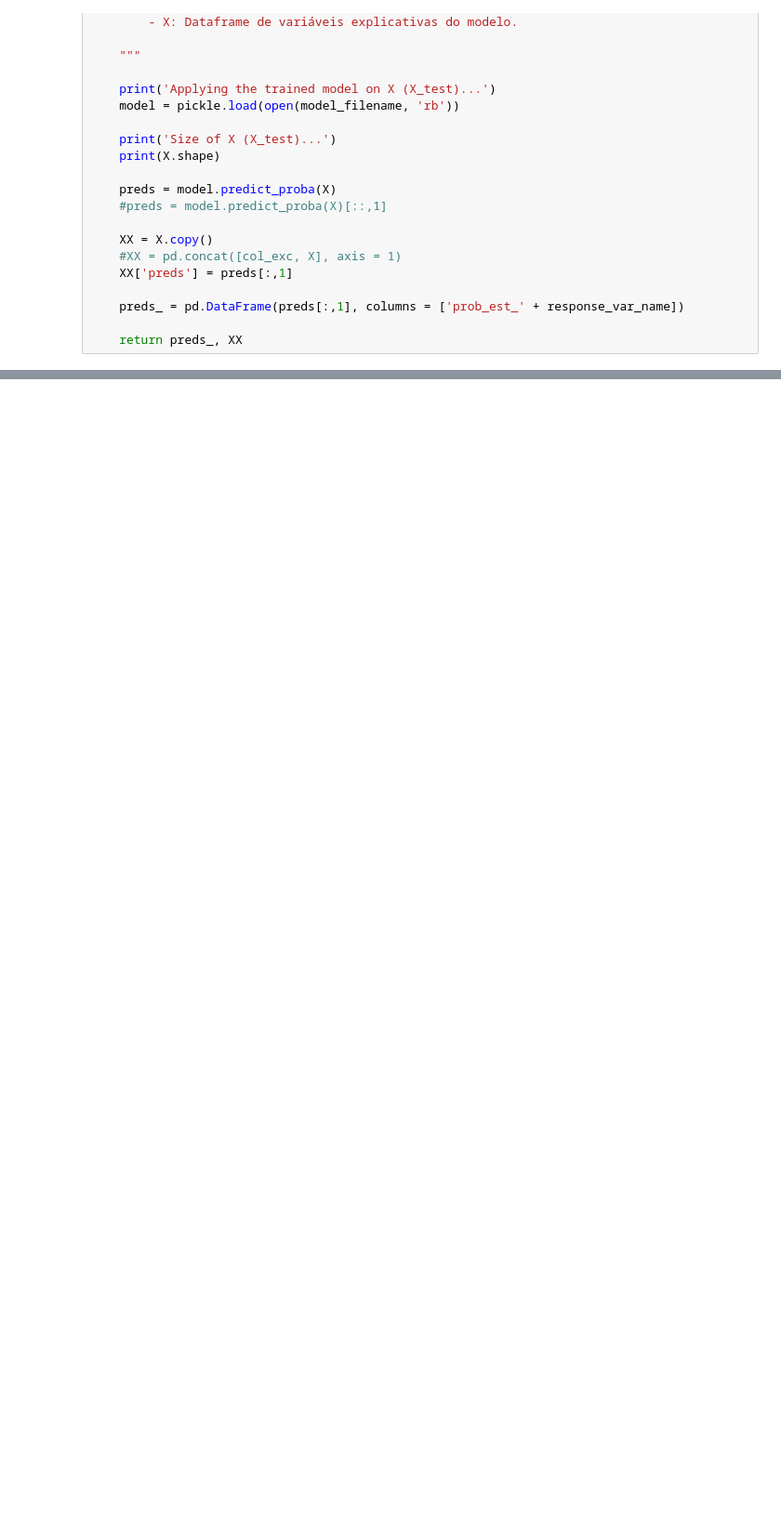
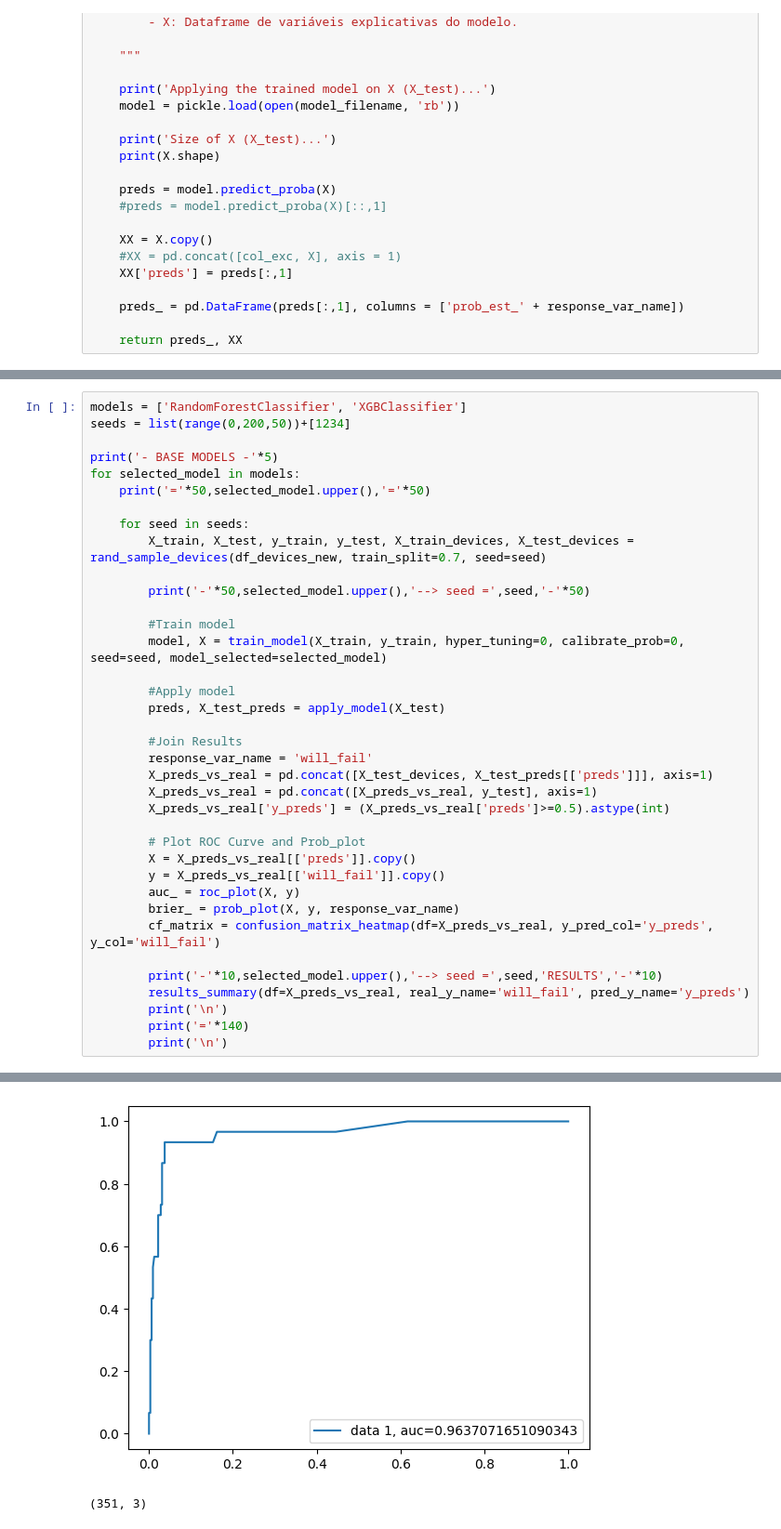
Before and after one commit to rafands/Meli_Tech_Challenge, a Jupyter notebook: prevision_de_falla.ipynb, the cells around one changed output, grey strips where cells are left out. Shown at 93% size. Drawn from its saved outputs; the diff is of its cells as text; blank space fills up the shorter version.

```diff
--- a/prevision_de_falla.ipynb
+++ b/prevision_de_falla.ipynb
@@ -1182,0 +1181,38 @@ outlier_removal_impact(X_test)
+# %%
+models = ['RandomForestClassifier', 'XGBClassifier']
+seeds = list(range(0,200,50))+[1234]
+
+print('- BASE MODELS -'*5)
+for selected_model in models:
+    print('='*50,selected_model.upper(),'='*50)
+
+    for seed in seeds:
+        X_train, X_test, y_train, y_test, X_train_devices, X_test_devices = rand_sample_devices(df_devices_new, train_split=0.7, seed=seed)
+
+        print('-'*50,selected_model.upper(),'--> seed =',seed,'-'*50)
+
+        #Train model
+        model, X = train_model(X_train, y_train, hyper_tuning=0, calibrate_prob=0, seed=seed, model_selected=selected_model)
+
+        #Apply model
+        preds, X_test_preds = apply_model(X_test)
+
+        #Join Results
+        response_var_name = 'will_fail'
+        X_preds_vs_real = pd.concat([X_test_devices, X_test_preds[['preds']]], axis=1)
+        X_preds_vs_real = pd.concat([X_preds_vs_real, y_test], axis=1)
+        X_preds_vs_real['y_preds'] = (X_preds_vs_real['preds']>=0.5).astype(int)
+
+        # Plot ROC Curve and Prob_plot
+        X = X_preds_vs_real[['preds']].copy()
+        y = X_preds_vs_real[['will_fail']].copy()
+        auc_ = roc_plot(X, y)
+        brier_ = prob_plot(X, y, response_var_name)
+        cf_matrix = confusion_matrix_heatmap(df=X_preds_vs_real, y_pred_col='y_preds', y_col='will_fail')
+
+        print('-'*10,selected_model.upper(),'--> seed =',seed,'RESULTS','-'*10)
+        results_summary(df=X_preds_vs_real, real_y_name='will_fail', pred_y_name='y_preds')
+        print('\n')
+        print('='*140)
+        print('\n')
+# %% [output]
@@ -1182,0 +1225,2 @@ outlier_removal_impact(X_test)
+[figure, added]
+(351, 3)
```
Also changed, not shown: parts of 27 cells of this notebook, 2 other files.
